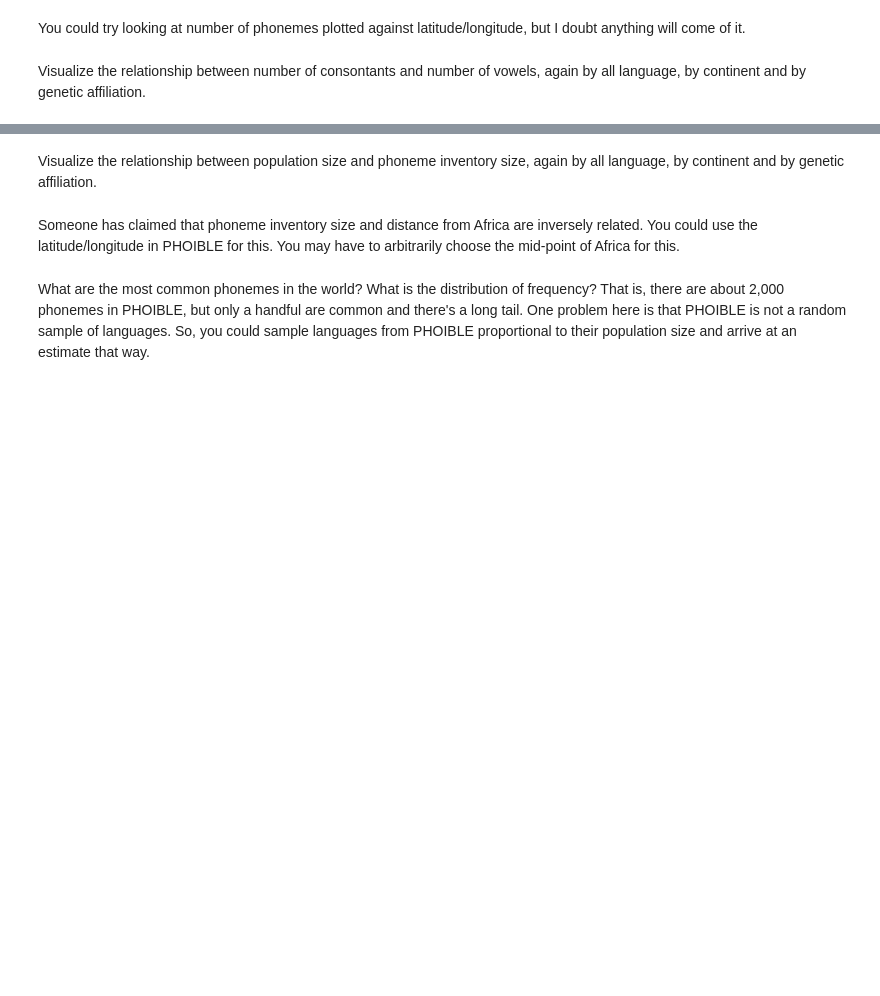
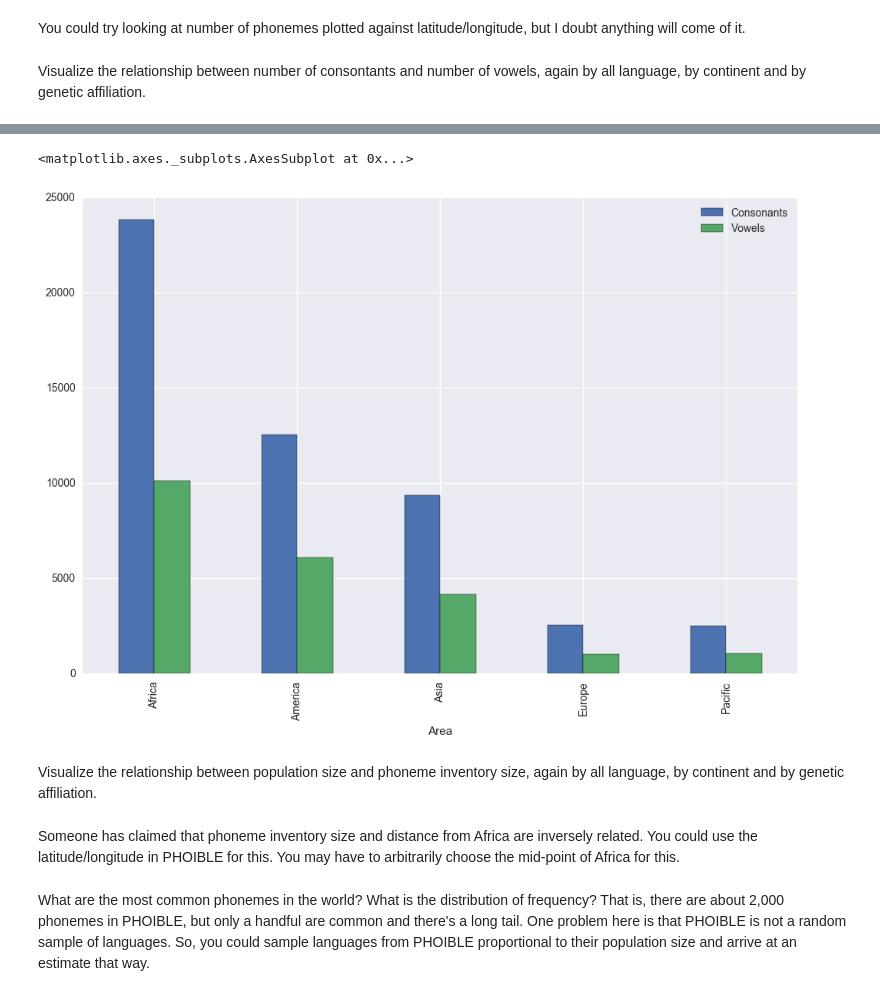
Before and after one commit to ds-modules/COGSCI-1B, a Jupyter notebook: Exploration.ipynb, the cells around one changed output, grey strips where cells are left out. Saved outputs shown, nothing was run; the diff lists cells and outputs as text; code cells hidden in the pictures; blank space fills up the shorter version.

```diff
--- a/Exploration.ipynb
+++ b/Exploration.ipynb
@@ -122,0 +148,8 @@ Visualize the relationship between number of consontants and number of vowels, a
+# %%
+#By Continent
+pho_cont = phoible_data.loc[:,["Area","Consonants", "Vowels"]]
+pho_cont = pho_cont.groupby(by = "Area").sum()
+pho_cont.plot.bar(figsize = (12,8))
+# %% [output]
+<matplotlib.axes._subplots.AxesSubplot at 0x...>
+[figure, added]
```
Also changed, not shown: parts of 7 cells of this notebook.
